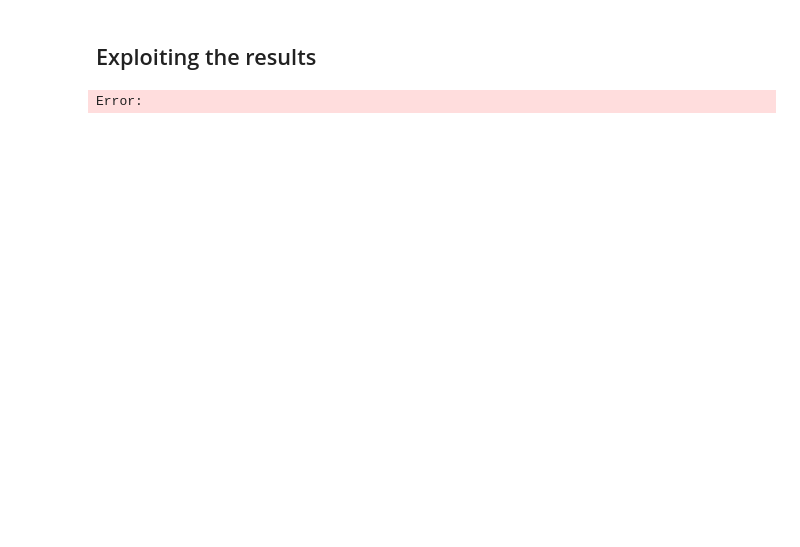
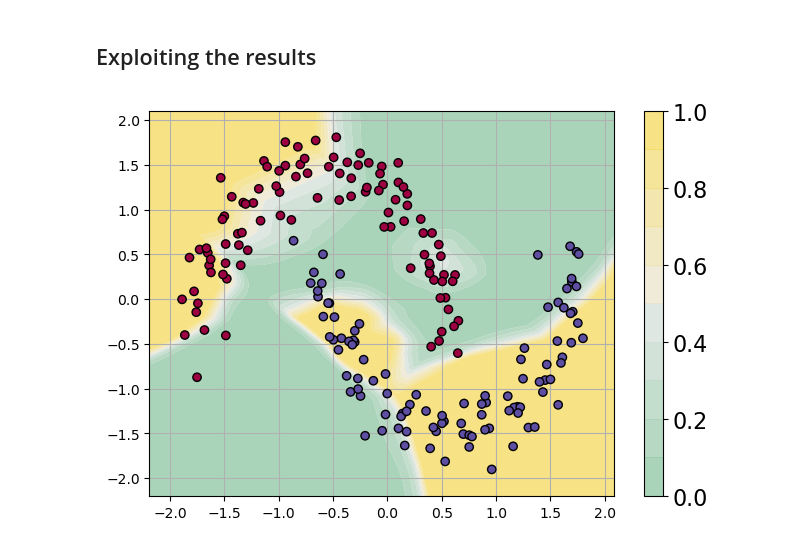
Before and after one commit to kellian-cottart/binarized-neural-networks, a Jupyter notebook: two-moons.ipynb, the cells around one changed output. Drawn from its saved outputs; the diff is of its cells as text; code cells hidden in the pictures; blank space fills up the shorter version.

Commit message:
feat: why am I so uncertain?

```diff
--- a/two-moons.ipynb
+++ b/two-moons.ipynb
@@ -168,14 +157,58 @@ Error:
 # %% [markdown]
 ## Exploiting the results
-# %%
-# Use the predictions of the network to plot the uncertainty of the measures
-N_TEST_SAMPLES = 1000
-predictions = []
-for inputs, targets in test_loader:
-    # gives us the mean and the std of the predictions
-    predictions.append(network.predict(inputs.to(DEVICE), N_TEST_SAMPLES))
-
-mean = torch.cat([p[0] for p in predictions], dim=0)
-std = torch.cat([p[1] for p in predictions], dim=0)
-# %% [output]
-Error:
+# %%
+def custom_div_cmap(numcolors=11, name='custom_div_cmap',
+                    mincol='blue', midcol='white', maxcol='red'):
+    """ Create a custom diverging colormap with three colors
+
+    Default is blue to white to red with 11 colors.  Colors can be specified
+    in any way understandable by matplotlib.colors.ColorConverter.to_rgb()
+    """
+
+    from matplotlib.colors import LinearSegmentedColormap
+
+    cmap = LinearSegmentedColormap.from_list(name=name,
+                                             colors=[mincol, midcol, maxcol],
+                                             N=numcolors)
+    return cmap
+custom_map = custom_div_cmap(
+    11, mincol='#86C29C', midcol='0.9', maxcol='#F5D752')
+# %%
+torch.manual_seed(SEED)
+### CREATE A MESHGRID ###
+# create a meshgrid for the whole dataset such that we can plot the predictions for each point
+h = .01  # step size in the mesh
+buffer = 0.3 # buffer for the axes
+x_min, x_max = X[:, 0].min() - buffer, X[:, 0].max() + buffer # min and max of the first feature
+y_min, y_max = X[:, 1].min() - buffer, X[:, 1].max() + buffer # min and max of the second feature
+xx,yy= np.meshgrid(np.arange(x_min, x_max, h), np.arange(y_min, y_max, h))
+grid = np.c_[xx.ravel(), yy.ravel()]
+grid = torch.from_numpy((grid - X.mean(axis=0)) / X.std(axis=0)).float().to(DEVICE)
+custom_map = custom_div_cmap(
+    11, mincol='#86C29C', midcol='0.9', maxcol='#F5D752')
+
+### PREDICT ###
+N_TEST_SAMPLES = 10
+clevels = 9
+Z = network.predict(grid, N_TEST_SAMPLES)
+Z = torch.stack(Z, dim=0)
+Z = Z.mean(dim=0)
+# remove the log from the softmax
+Z = torch.exp(Z)
+# only keep the values for the class with the highest probability
+Z = torch.max(Z, dim=1)[0].reshape(xx.shape).cpu()
+# plot the predictions with the uncertainty
+fig, ax = plt.subplots(1, 1, figsize=(7.5, 5))
+ax.grid(True)
+ax.scatter(X_train[:, 0], X_train[:, 1], c=y_train, cmap=plt.cm.Spectral, edgecolors='k', zorder=2)
+
+# plot the uncertainty with contourf based on mean and std
+c = ax.contourf(xx, yy, Z, alpha=0.7, levels=clevels, antialiased=True, cmap=custom_map, zorder=1)
+
+cbar = plt.colorbar(c, ax=ax)
+cbar.ax.set_yticks(np.arange(0, 1.1, 1 / (clevels+1)))
+cbar.ax.tick_params(axis='both', which='major', labelsize=16)
+
+plt.show()
+# %% [output]
+[figure, added]
```
Also changed, not shown: parts of 6 cells of this notebook, 6 other files.
